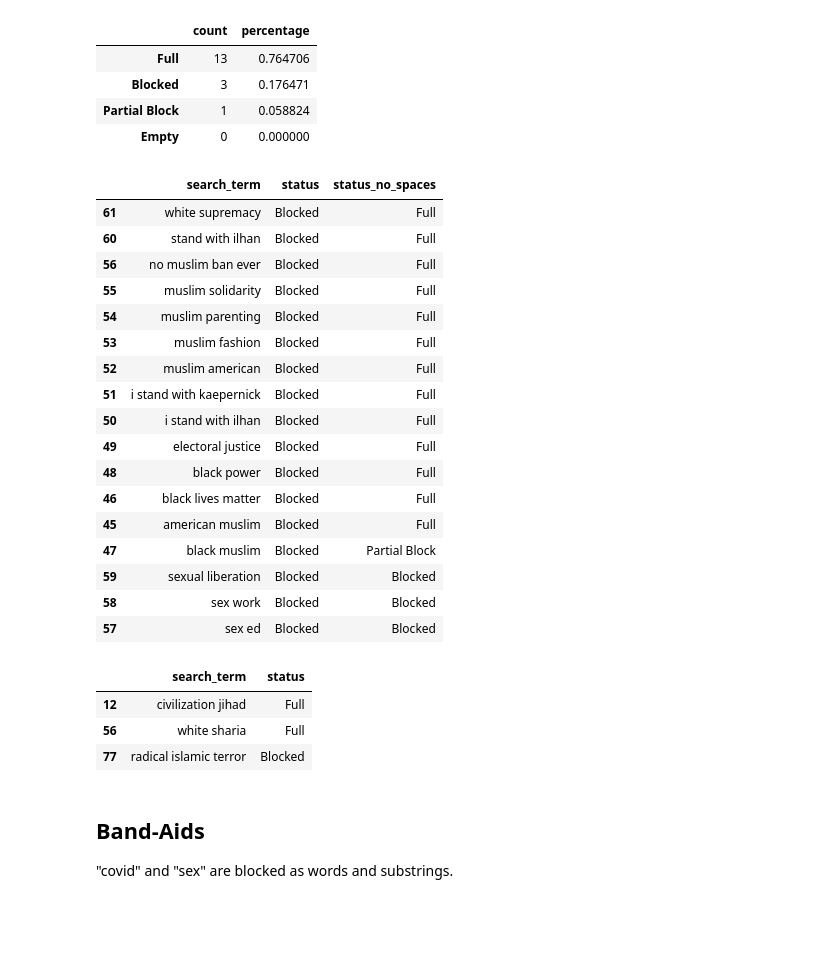
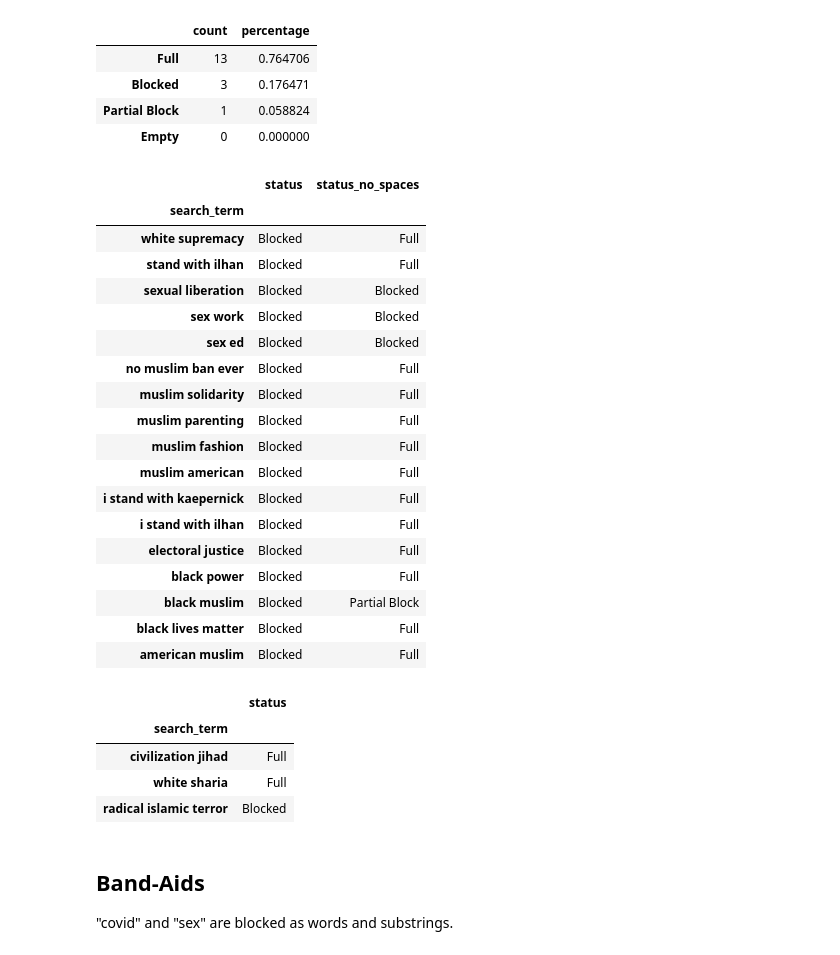
Before and after one commit to the-markup/investigation-youtube-ad-placements, a Jupyter notebook: notebooks/4-data-analysis-social-justice.ipynb, the cells around one changed output. Saved outputs shown, nothing was run; the diff lists cells and outputs as text; code cells hidden in the pictures; blank space fills up the shorter version.

Commit message:
made tables for social justice

```diff
--- a/notebooks/4-data-analysis-social-justice.ipynb
+++ b/notebooks/4-data-analysis-social-justice.ipynb
@@ -99,0 +161,7 @@ The next three cells look at terms containing "muslim":
+# %%
+# Are there religions treated the same way?
+fashion = df_soc_just[df_soc_just.search_term.str.contains('muslim fashion')].append(
+    df_adhoc[df_adhoc.search_term.str.contains('fashion')]
+)[display_cols]
+
+fashion.set_index('search_term')
@@ -100,3 +175,5 @@ The next three cells look at terms containing "muslim":
 # %%
-df_soc_just[df_soc_just.search_term.str.contains('muslim')][display_cols]
+df_soc_just[df_soc_just.search_term.str.contains('muslim parenting')].append(
+    df_adhoc[df_adhoc.search_term.str.contains('parenting')]
+)[display_cols].sort_values(by='status').set_index('search_term')
 # %% [output]
@@ -111,4 +185,0 @@ df_soc_just[df_soc_just.search_term.str.contains('muslim')][display_cols]
-# %%
-df_soc_just[df_soc_just.search_term.str.contains('muslim fashion')].append(
-    df_adhoc[df_adhoc.search_term.str.contains('fashion')]
-)[display_cols]
@@ -121,4 +185,0 @@ df_soc_just[df_soc_just.search_term.str.contains('muslim fashion')].append(
-# %%
-df_soc_just[df_soc_just.search_term.str.contains('muslim parenting')].append(
-    df_adhoc[df_adhoc.search_term.str.contains('parenting')]
-)[display_cols].sort_values(by='status')
@@ -140,41 +221,40 @@ value_counts(df_soc_just[df_soc_just.status == 'Blocked'],
 | Empty | 0 | 0.000000 |
 # %%
 # What terms are still blocked with spaces removed?
-df_soc_just[df_soc_just.status == 'Blocked'][
-    display_cols + ['status_no_spaces']
-].sort_values(
-    by=['status_no_spaces', 'search_term'],
-    ascending=False
-)
+(df_soc_just[df_soc_just.status == 'Blocked'][display_cols_bandaids ]
+    .sort_values(by=sort_cols, ascending=False)
+    .set_index('search_term'))
 # %% [output]
-|  | search_term | status | status_no_spaces |
-| 61 | white supremacy | Blocked | Full |
-| 60 | stand with ilhan | Blocked | Full |
-| 56 | no muslim ban ever | Blocked | Full |
-| 55 | muslim solidarity | Blocked | Full |
-| 54 | muslim parenting | Blocked | Full |
-| 53 | muslim fashion | Blocked | Full |
-| 52 | muslim american | Blocked | Full |
-| 51 | i stand with kaepernick | Blocked | Full |
-| 50 | i stand with ilhan | Blocked | Full |
-| 49 | electoral justice | Blocked | Full |
-| 48 | black power | Blocked | Full |
-| 46 | black lives matter | Blocked | Full |
-| 45 | american muslim | Blocked | Full |
-| 47 | black muslim | Blocked | Partial Block |
-| 59 | sexual liberation | Blocked | Blocked |
-| 58 | sex work | Blocked | Blocked |
-| 57 | sex ed | Blocked | Blocked |
+|  | status | status_no_spaces |
+| search_term |  |  |
+| white supremacy | Blocked | Full |
+| stand with ilhan | Blocked | Full |
+| sexual liberation | Blocked | Blocked |
+| sex work | Blocked | Blocked |
+| sex ed | Blocked | Blocked |
+| no muslim ban ever | Blocked | Full |
+| muslim solidarity | Blocked | Full |
+| muslim parenting | Blocked | Full |
+| muslim fashion | Blocked | Full |
+| muslim american | Blocked | Full |
+| i stand with kaepernick | Blocked | Full |
+| i stand with ilhan | Blocked | Full |
+| electoral justice | Blocked | Full |
+| black power | Blocked | Full |
+| black muslim | Blocked | Partial Block |
+| black lives matter | Blocked | Full |
+| american muslim | Blocked | Full |
 # %%
 # anti-muslim terms from the hate list:
-df_hate[
-    df_hate.search_term.str.contains('sharia|jihad|radical islamic terror')
-][display_cols]
+anti_muslim = ['civilization jihad', 'white sharia', 'radical islamic terror']
+(df_hate[df_hate.search_term.isin(anti_muslim)][display_cols]
+    .set_index('search_term'))
 # %% [output]
-|  | search_term | status |
-| 12 | civilization jihad | Full |
-| 56 | white sharia | Full |
-| 77 | radical islamic terror | Blocked |
+|  | status |
+| search_term |  |
+| civilization jihad | Full |
+| white sharia | Full |
+| radical islamic terror | Blocked |
 # %% [markdown]
 ## Band-Aids
 "covid" and "sex" are blocked as words and substrings.
```
Also changed, not shown: parts of 24 cells of this notebook, 17 other files.
